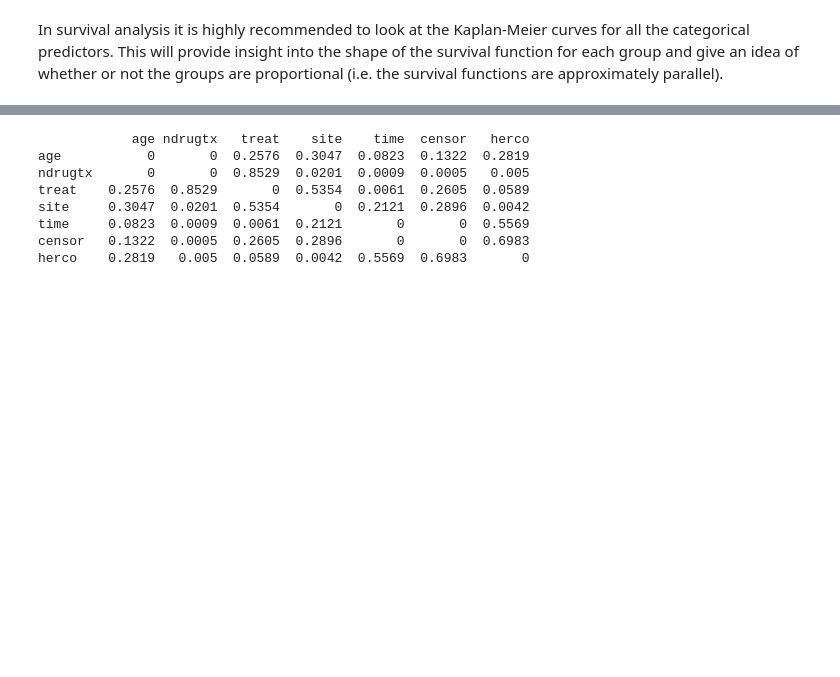
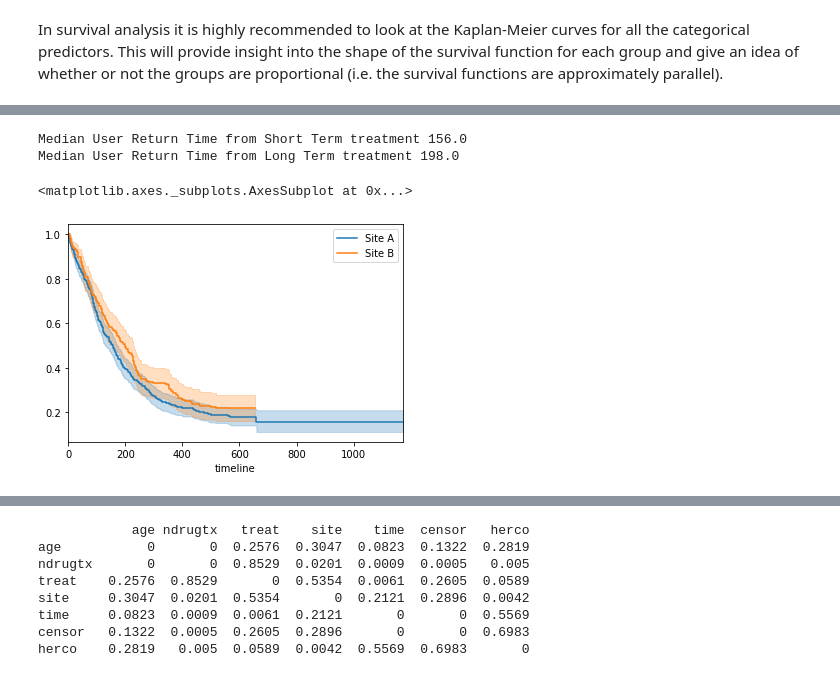
Before and after one commit to johnnypr/SQL-JOB, a Jupyter notebook: Projects/PROJECT 5/survival_analysis.ipynb, the cells around one changed output, grey strips where cells are left out. Drawn from its saved outputs; the diff is of its cells as text; code cells hidden in the pictures; blank space fills up the shorter version.

```diff
--- a/Projects/PROJECT 5/survival_analysis.ipynb
+++ b/Projects/PROJECT 5/survival_analysis.ipynb
@@ -114,0 +112,27 @@ Median User Return Time 194.0
+# %%
+T = df_r['time']
+C = df_r['censor']
+
+groups = df_r['site']
+A = (groups == 0)
+B = (groups == 1)
+
+kmf = KaplanMeierFitter()
+
+kmf.fit(T[A], C[A], label='Site A')    ## fit the cohort 1 data
+ax = kmf.plot()
+median_ = kmf.median_survival_time_
+print('Median User Return Time from Short Term treatment',median_)
+
+
+kmf.fit(T[B], C[B], label='Site B')         ## fit the cohort 2 data
+ax = kmf.plot(ax=ax1)
+median_ = kmf.median_survival_time_
+print('Median User Return Time from Long Term treatment',median_)
+
+kmf.plot()
+# %% [output]
+Median User Return Time from Short Term treatment 156.0
+Median User Return Time from Long Term treatment 198.0
+<matplotlib.axes._subplots.AxesSubplot at 0x...>
+[figure, added]
```
Also changed, not shown: parts of 14 cells of this notebook.
